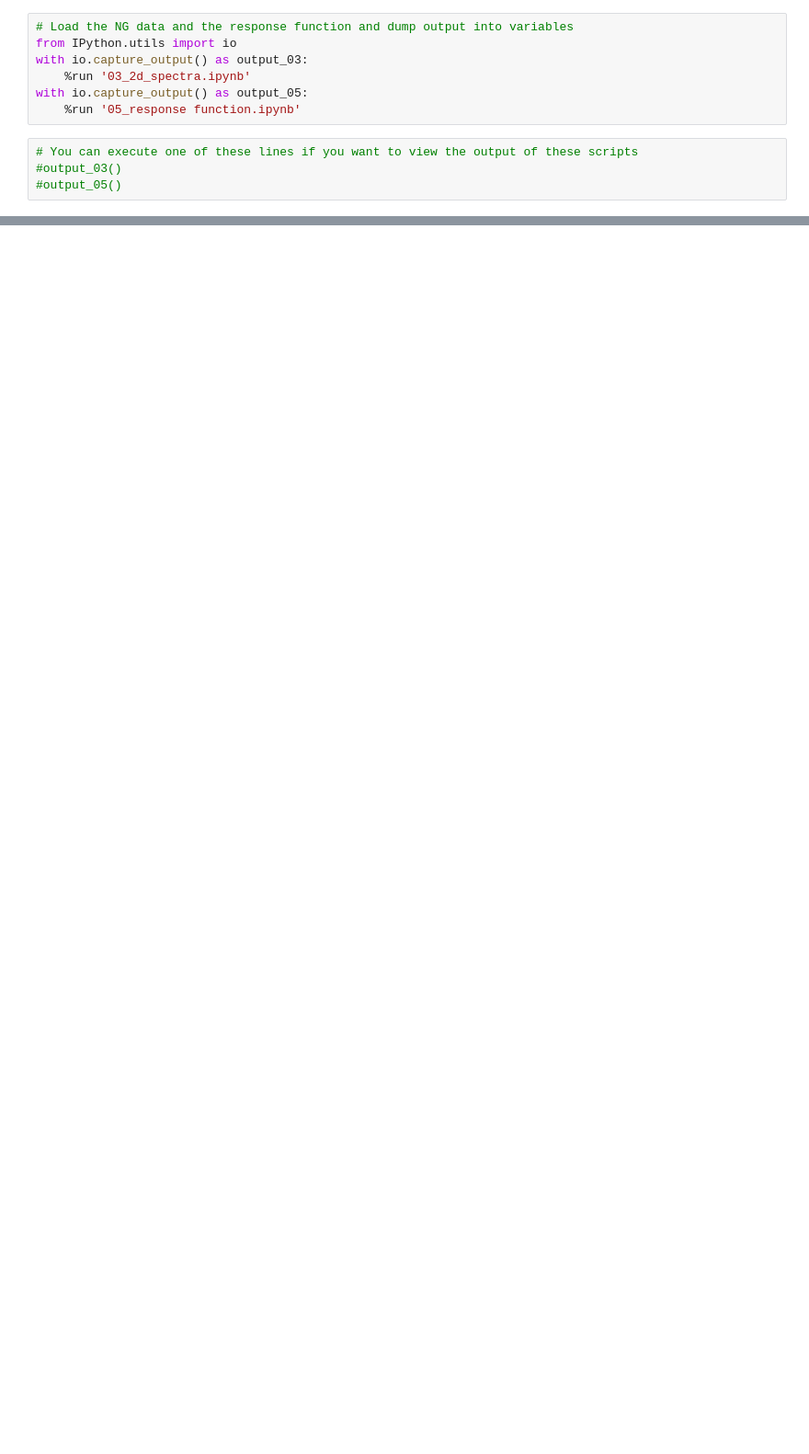
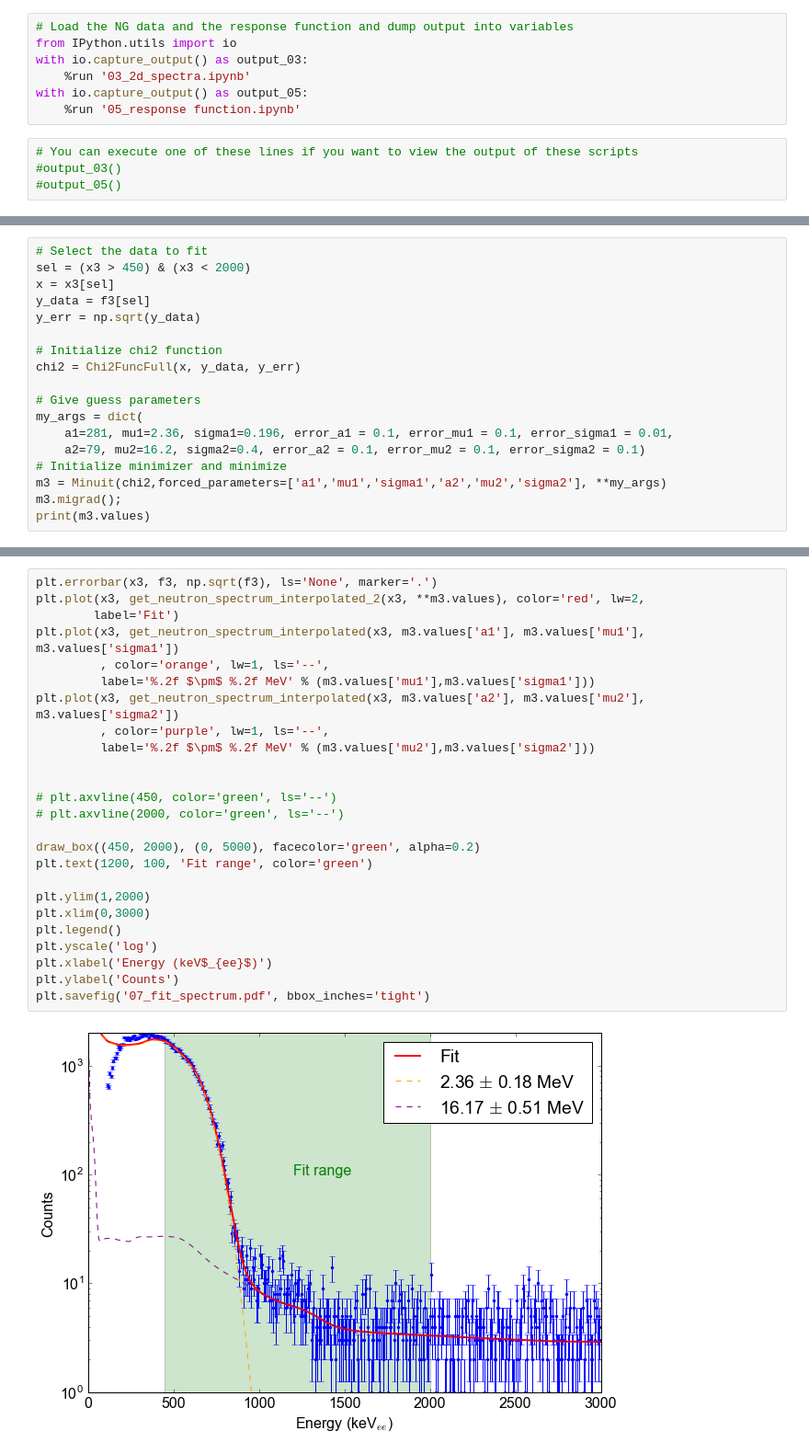
Before and after one commit to XENON1T/PTB, a Jupyter notebook: 07_deconvolution.ipynb, the cells around one changed output, grey strips where cells are left out. Shown at 92% size. Saved outputs shown, nothing was run; the diff lists cells and outputs as text; blank space fills up the shorter version.

```diff
--- a/07_deconvolution.ipynb
+++ b/07_deconvolution.ipynb
@@ -140,0 +168,18 @@ plt.legend()
+# %%
+# Select the data to fit
+sel = (x3 > 450) & (x3 < 2000)
+x = x3[sel]
+y_data = f3[sel]
+y_err = np.sqrt(y_data)
+
+# Initialize chi2 function
+chi2 = Chi2FuncFull(x, y_data, y_err)
+
+# Give guess parameters
+my_args = dict(
+    a1=281, mu1=2.36, sigma1=0.196, error_a1 = 0.1, error_mu1 = 0.1, error_sigma1 = 0.01,
+    a2=79, mu2=16.2, sigma2=0.4, error_a2 = 0.1, error_mu2 = 0.1, error_sigma2 = 0.1)
+# Initialize minimizer and minimize
+m3 = Minuit(chi2,forced_parameters=['a1','mu1','sigma1','a2','mu2','sigma2'], **my_args)
+m3.migrad();
+print(m3.values)
@@ -140,0 +205,27 @@ plt.legend()
+# %%
+plt.errorbar(x3, f3, np.sqrt(f3), ls='None', marker='.')
+plt.plot(x3, get_neutron_spectrum_interpolated_2(x3, **m3.values), color='red', lw=2,
+        label='Fit')
+plt.plot(x3, get_neutron_spectrum_interpolated(x3, m3.values['a1'], m3.values['mu1'], m3.values['sigma1'])
+         , color='orange', lw=1, ls='--',
+         label='%.2f $\pm$ %.2f MeV' % (m3.values['mu1'],m3.values['sigma1']))
+plt.plot(x3, get_neutron_spectrum_interpolated(x3, m3.values['a2'], m3.values['mu2'], m3.values['sigma2'])
+         , color='purple', lw=1, ls='--',
+         label='%.2f $\pm$ %.2f MeV' % (m3.values['mu2'],m3.values['sigma2']))
+
+
+# plt.axvline(450, color='green', ls='--')
+# plt.axvline(2000, color='green', ls='--')
+
+draw_box((450, 2000), (0, 5000), facecolor='green', alpha=0.2)
+plt.text(1200, 100, 'Fit range', color='green')
+
+plt.ylim(1,2000)
+plt.xlim(0,3000)
+plt.legend()
+plt.yscale('log')
+plt.xlabel('Energy (keV$_{ee}$)')
+plt.ylabel('Counts')
+plt.savefig('07_fit_spectrum.pdf', bbox_inches='tight')
+# %% [output]
+[figure, added]
```
Also changed, not shown: parts of 17 cells of this notebook, 2 other files.
